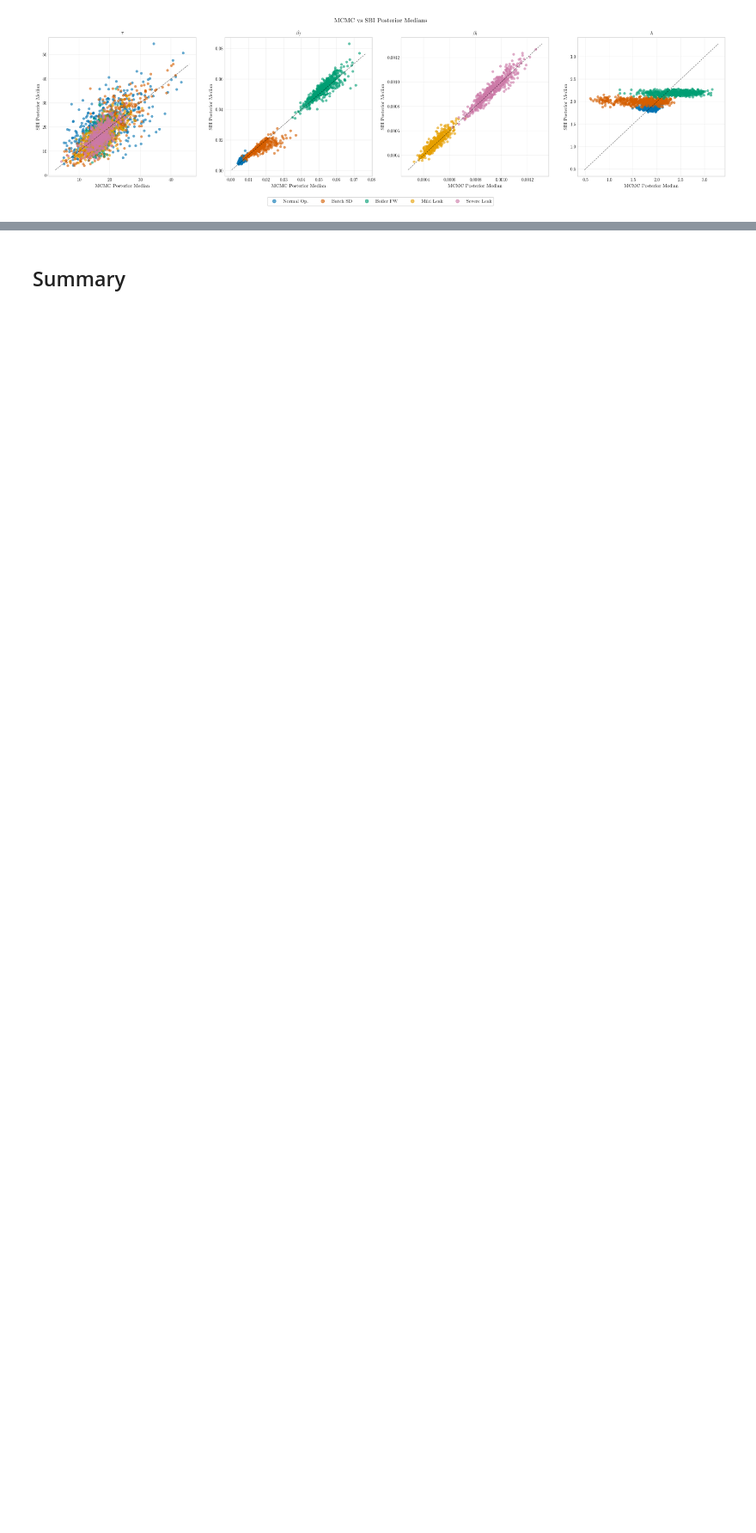
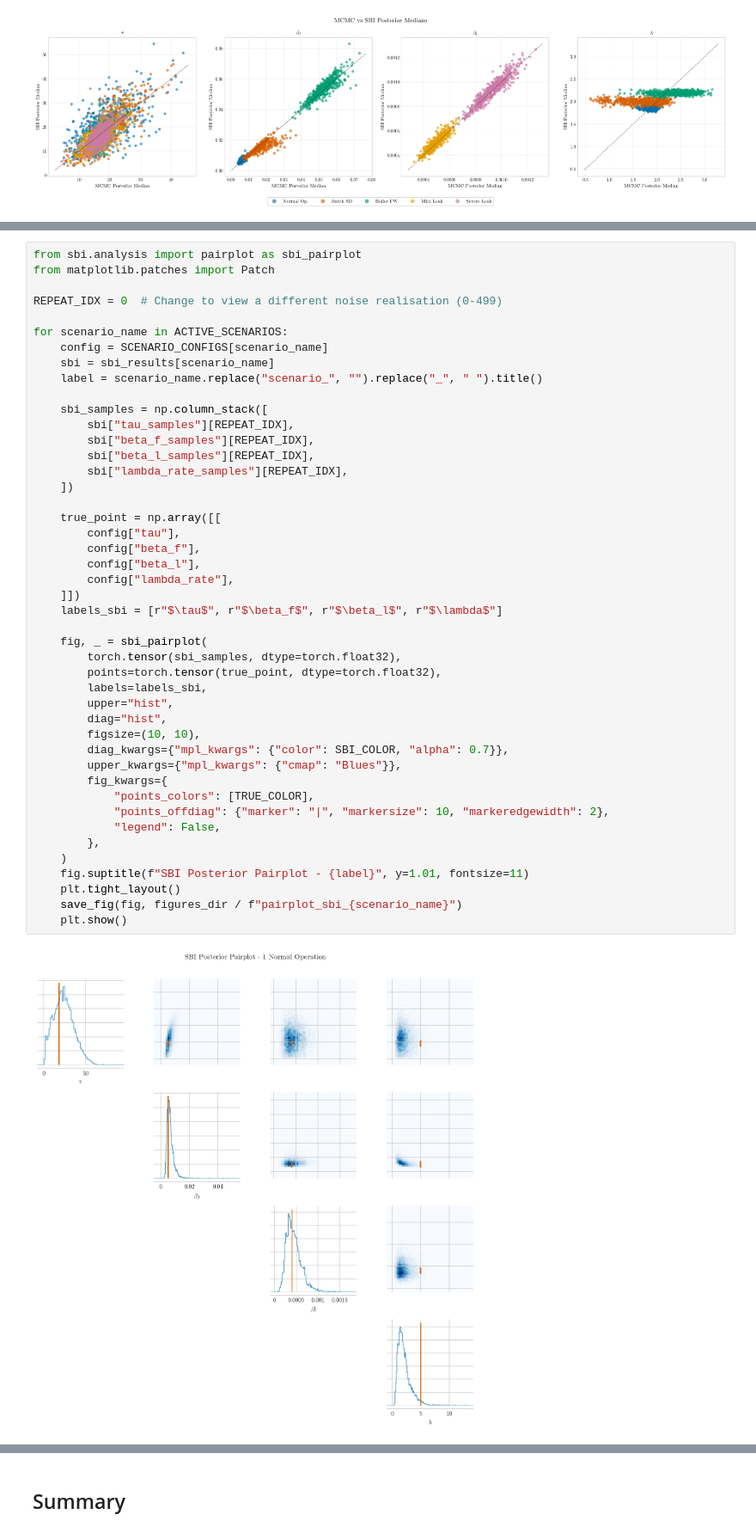
Before and after one commit to petercollett-cognite/sbi_mcmc_heat_exchanger, a Jupyter notebook: notebooks/04_multi_sample_study.ipynb, the cells around one changed output, grey strips where cells are left out. Shown at 86% size. Cells and saved outputs as stored; diff of their text form; blank space fills up the shorter version.

Commit message:
Add posterior pairplots for all scenarios (SBI and MCMC)

```diff
--- a/notebooks/04_multi_sample_study.ipynb
+++ b/notebooks/04_multi_sample_study.ipynb
@@ -671,0 +674,47 @@ plt.show()
+# %%
+from sbi.analysis import pairplot as sbi_pairplot
+from matplotlib.patches import Patch
+
+REPEAT_IDX = 0  # Change to view a different noise realisation (0-499)
+
+for scenario_name in ACTIVE_SCENARIOS:
+    config = SCENARIO_CONFIGS[scenario_name]
+    sbi = sbi_results[scenario_name]
+    label = scenario_name.replace("scenario_", "").replace("_", " ").title()
+
+    sbi_samples = np.column_stack([
+        sbi["tau_samples"][REPEAT_IDX],
+        sbi["beta_f_samples"][REPEAT_IDX],
+        sbi["beta_l_samples"][REPEAT_IDX],
+        sbi["lambda_rate_samples"][REPEAT_IDX],
+    ])
+
+    true_point = np.array([[
+        config["tau"],
+        config["beta_f"],
+        config["beta_l"],
+        config["lambda_rate"],
+    ]])
+    labels_sbi = [r"$\tau$", r"$\beta_f$", r"$\beta_l$", r"$\lambda$"]
+
+    fig, _ = sbi_pairplot(
+        torch.tensor(sbi_samples, dtype=torch.float32),
+        points=torch.tensor(true_point, dtype=torch.float32),
+        labels=labels_sbi,
+        upper="hist",
+        diag="hist",
+        figsize=(10, 10),
+        diag_kwargs={"mpl_kwargs": {"color": SBI_COLOR, "alpha": 0.7}},
+        upper_kwargs={"mpl_kwargs": {"cmap": "Blues"}},
+        fig_kwargs={
+            "points_colors": [TRUE_COLOR],
+            "points_offdiag": {"marker": "|", "markersize": 10, "markeredgewidth": 2},
+            "legend": False,
+        },
+    )
+    fig.suptitle(f"SBI Posterior Pairplot - {label}", y=1.01, fontsize=11)
+    plt.tight_layout()
+    save_fig(fig, figures_dir / f"pairplot_sbi_{scenario_name}")
+    plt.show()
+# %% [output]
+[figure, added]
```
Also changed, not shown: parts of 4 cells of this notebook, 24 other files.
